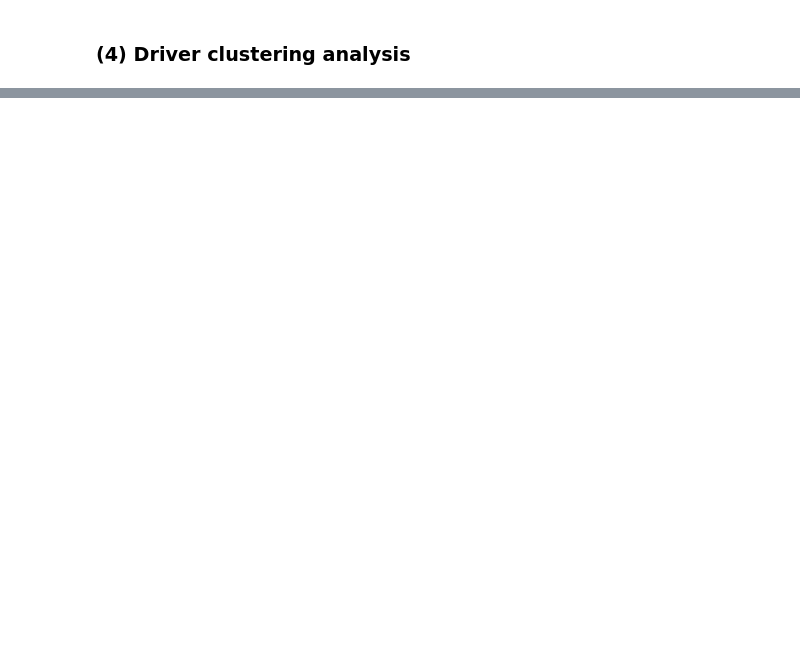
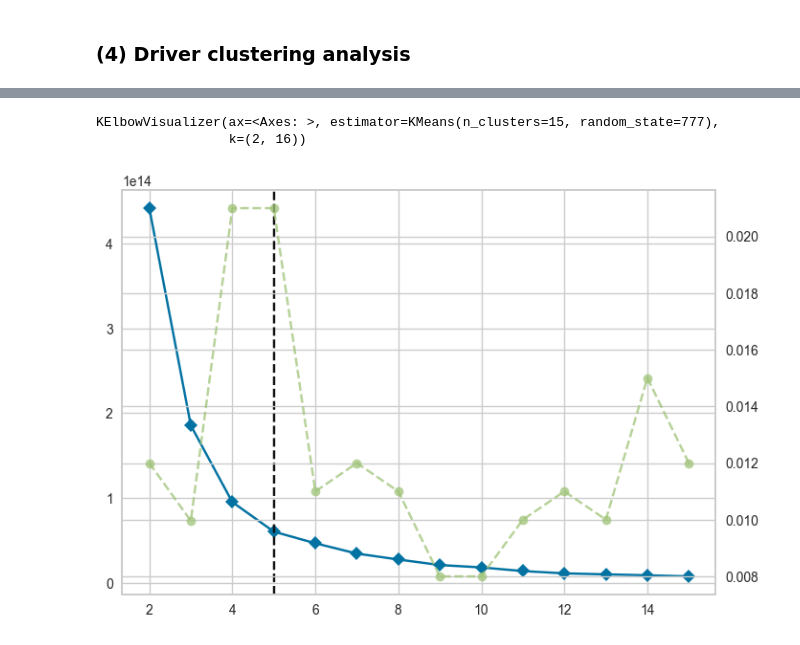
Before and after one commit to J-ZW-Wang/ss_data_project, a Jupyter notebook: Lyft_Driver_Lifetime_Value/Driver_Lifetime_Value.ipynb, the cells around one changed output, grey strips where cells are left out. Cells and saved outputs as stored; diff of their text form; code cells hidden in the pictures; blank space fills up the shorter version.

Commit message:
lyft driver_life_time_value final solution

```diff
--- a/Lyft_Driver_Lifetime_Value/Driver_Lifetime_Value.ipynb
+++ b/Lyft_Driver_Lifetime_Value/Driver_Lifetime_Value.ipynb
@@ -259,0 +285,3 @@ sns.stripplot(driveragg, x="time_mode", y="total_fare", ax=ax[1, 2])
+# %%
+num_vars = driveragg.select_dtypes(exclude=["object", "datetime64[ns]"]).columns
+num_vars
@@ -259,0 +295,10 @@ sns.stripplot(driveragg, x="time_mode", y="total_fare", ax=ax[1, 2])
+# %%
+transformer = ColumnTransformer(
+    transformers=[
+        ("cat", OneHotEncoder(sparse_output=False), ["time_mode"]),
+        ("num", "passthrough", num_vars),
+    ],
+    remainder="drop",
+)
+driver_t = transformer.fit_transform(driveragg)
+driver_t
@@ -259,0 +319,9 @@ sns.stripplot(driveragg, x="time_mode", y="total_fare", ax=ax[1, 2])
+# %%
+# Use the KElbowVisualizer to determine the optimal number of clusters
+KMeans_model = KMeans(random_state=777)
+visualizer = KElbowVisualizer(KMeans_model, k=(2, 16))
+visualizer.fit(driver_t)
+# %% [output]
+KElbowVisualizer(ax=<Axes: >, estimator=KMeans(n_clusters=15, random_state=777),
+                 k=(2, 16))
+[figure, added]
```
Also changed, not shown: parts of 11 cells of this notebook.
